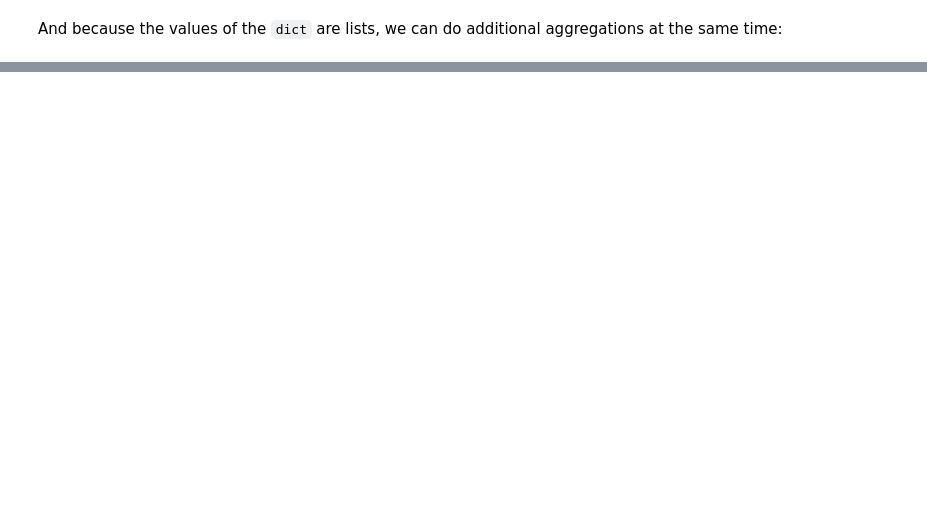
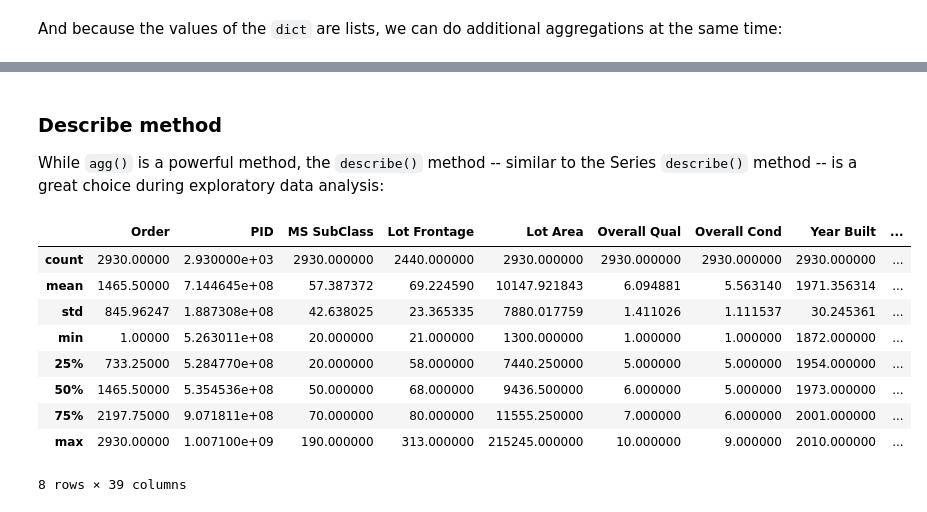
Before and after one commit to bradleyboehmke/uc-bana-6043, a Jupyter notebook: book/03-module/lesson-3c.ipynb, the cells around one changed output, grey strips where cells are left out. Cells and saved outputs as stored; diff of their text form; code cells hidden in the pictures; blank space fills up the shorter version.

```diff
--- a/book/03-module/lesson-3c.ipynb
+++ b/book/03-module/lesson-3c.ipynb
@@ -344,0 +240,17 @@ Are there any questions before we move on?
+# %% [markdown]
+### Describe method
+
+While `agg()` is a powerful method, the `describe()` method -- similar to the Series `describe()` method -- is a great choice during exploratory data analysis:
+# %%
+ames.describe()
+# %% [output]
+|  | Order | PID | MS SubClass | Lot Frontage | Lot Area | Overall Qual | Overall Cond | Year Built | ... |
+| count | 2930.00000 | 2.930000e+03 | 2930.000000 | 2440.000000 | 2930.000000 | 2930.000000 | 2930.000000 | 2930.000000 | ... |
+| mean | 1465.50000 | 7.144645e+08 | 57.387372 | 69.224590 | 10147.921843 | 6.094881 | 5.563140 | 1971.356314 | ... |
+| std | 845.96247 | 1.887308e+08 | 42.638025 | 23.365335 | 7880.017759 | 1.411026 | 1.111537 | 30.245361 | ... |
+| min | 1.00000 | 5.263011e+08 | 20.000000 | 21.000000 | 1300.000000 | 1.000000 | 1.000000 | 1872.000000 | ... |
+| 25% | 733.25000 | 5.284770e+08 | 20.000000 | 58.000000 | 7440.250000 | 5.000000 | 5.000000 | 1954.000000 | ... |
+| 50% | 1465.50000 | 5.354536e+08 | 50.000000 | 68.000000 | 9436.500000 | 6.000000 | 5.000000 | 1973.000000 | ... |
+| 75% | 2197.75000 | 9.071811e+08 | 70.000000 | 80.000000 | 11555.250000 | 7.000000 | 6.000000 | 2001.000000 | ... |
+| max | 2930.00000 | 1.007100e+09 | 190.000000 | 313.000000 | 215245.000000 | 10.000000 | 9.000000 | 2010.000000 | ... |
+8 rows × 39 columns
```
Also changed, not shown: parts of 122 cells of this notebook.
